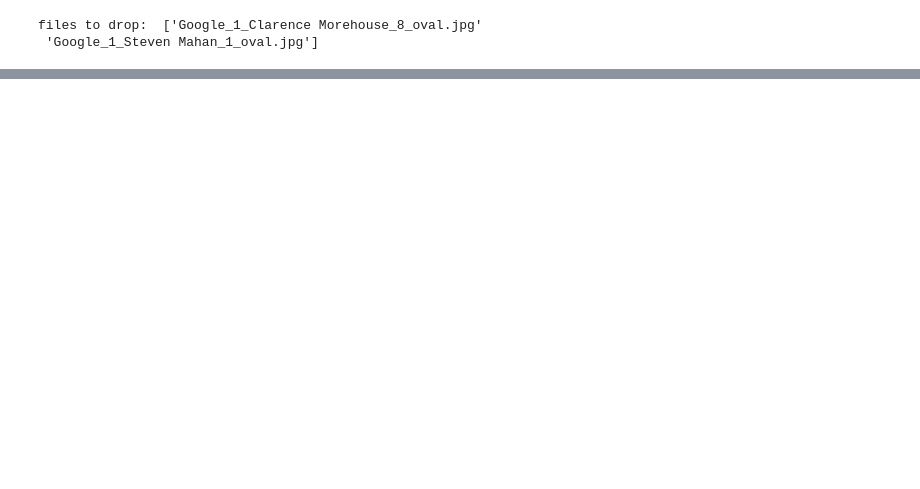
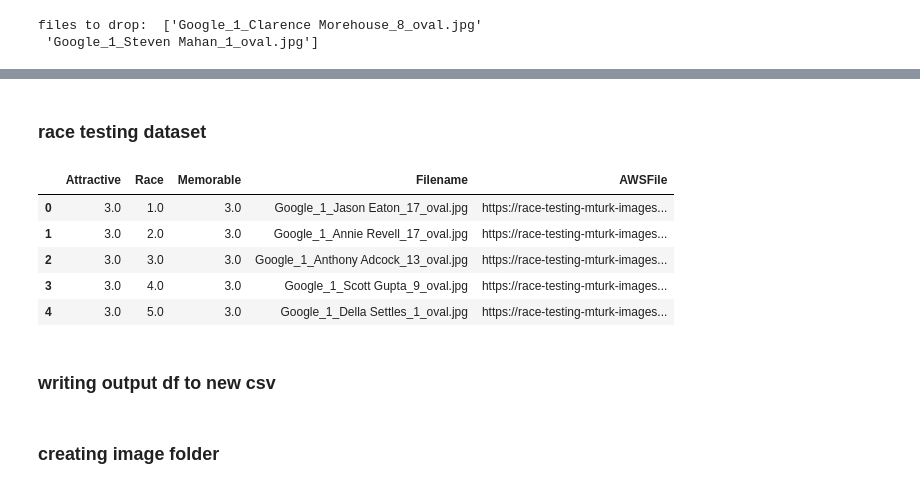
Before and after one commit to klee2024/data-ethics-final-project, a Jupyter notebook: MTurk_dataset.ipynb, the cells around one changed output, grey strips where cells are left out. Cells and saved outputs as stored; diff of their text form; code cells hidden in the pictures; blank space fills up the shorter version.

```diff
--- a/MTurk_dataset.ipynb
+++ b/MTurk_dataset.ipynb
@@ -119,0 +138,10 @@ image_files
+# %%
+def get_aws_url(bucket_name: str, file_name: str):
+    """
+    Gets the public AWS file name for the corresponding image (buckets were already uploaded to
+    AWS)
+    Should be implemented using apply function
+    """
+    file_name = f"https://{bucket_name}.s3.amazonaws.com/{file_name}"
+    file_name_formatted = file_name.replace(" ", "%20")
+    return file_name_formatted
@@ -119,0 +150,39 @@ image_files
+# %% [markdown]
+### race testing dataset
+# %%
+import random
+
+random.seed(23)
+
+#df_forward_facing_images = df_forward_facing_images.sample(frac = 1)
+
+race_set = set(df_forward_facing_images["Race"].values)
+image_lis = []
+
+for race in race_set:
+
+    race_df = df_forward_facing_images.loc[(df_forward_facing_images["Race"] == race)]
+    race_attractive_df = race_df.loc[race_df["Attractive"] == 3.0]
+    race_attractive_memorability_df = race_attractive_df.loc[race_attractive_df["Memorable"] == 3.0]
+
+    random_row_index = random.randint(0, len(race_attractive_memorability_df) - 1)
+
+    random_column_value = race_attractive_memorability_df.iloc[random_row_index]
+    image_lis.append(random_column_value[[ "Filename", "Attractive", "Race", "Memorable"]])
+
+race_testing_df = pd.DataFrame(image_lis)
+race_testing_df = race_testing_df.reset_index()
+race_testing_df = race_testing_df[relevant_columns]
+# %%
+race_testing_df["AWSFile"] = race_testing_df["Filename"].apply(lambda file: get_aws_url("race-testing-mturk-images", file))
+# %%
+race_testing_df
+# %% [output]
+|  | Attractive | Race | Memorable | Filename | AWSFile |
+| 0 | 3.0 | 1.0 | 3.0 | Google_1_Jason Eaton_17_oval.jpg | https://race-testing-mturk-images... |
+| 1 | 3.0 | 2.0 | 3.0 | Google_1_Annie Revell_17_oval.jpg | https://race-testing-mturk-images... |
+| 2 | 3.0 | 3.0 | 3.0 | Google_1_Anthony Adcock_13_oval.jpg | https://race-testing-mturk-images... |
+| 3 | 3.0 | 4.0 | 3.0 | Google_1_Scott Gupta_9_oval.jpg | https://race-testing-mturk-images... |
+| 4 | 3.0 | 5.0 | 3.0 | Google_1_Della Settles_1_oval.jpg | https://race-testing-mturk-images... |
+# %% [markdown]
+### writing output df to new csv
@@ -119,0 +192,2 @@ image_files
+# %% [markdown]
+### creating image folder
```
Also changed, not shown: parts of 23 cells of this notebook.
